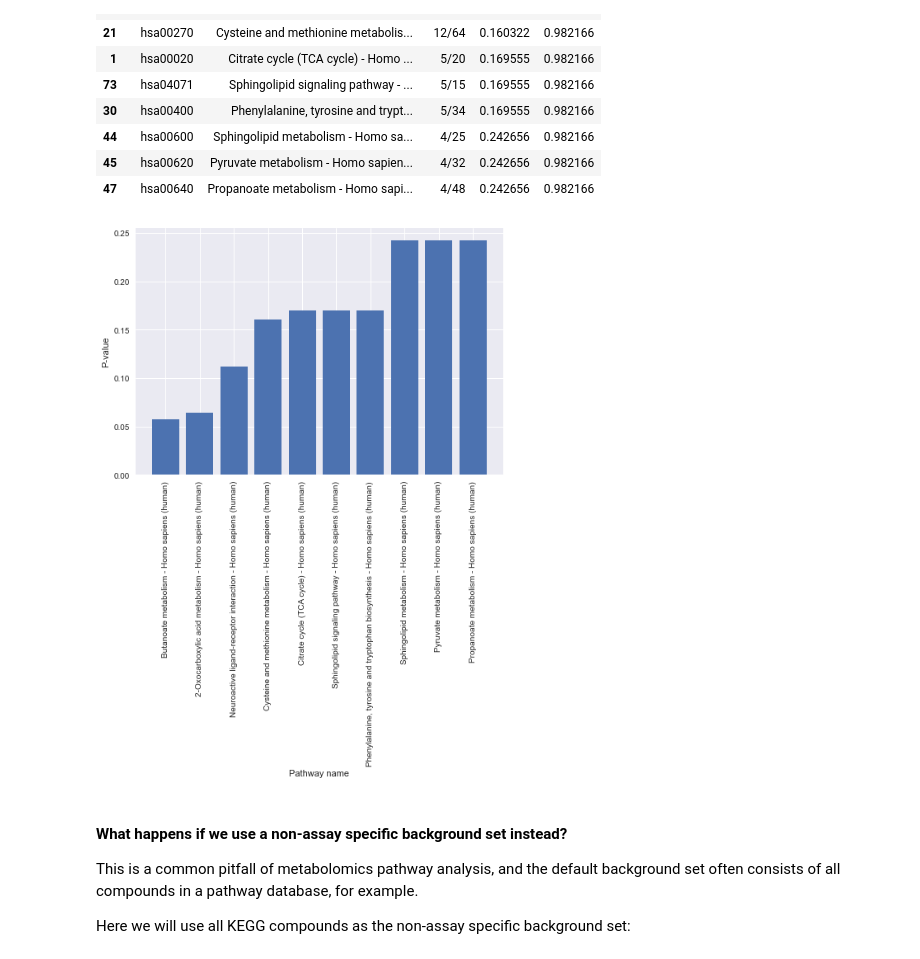
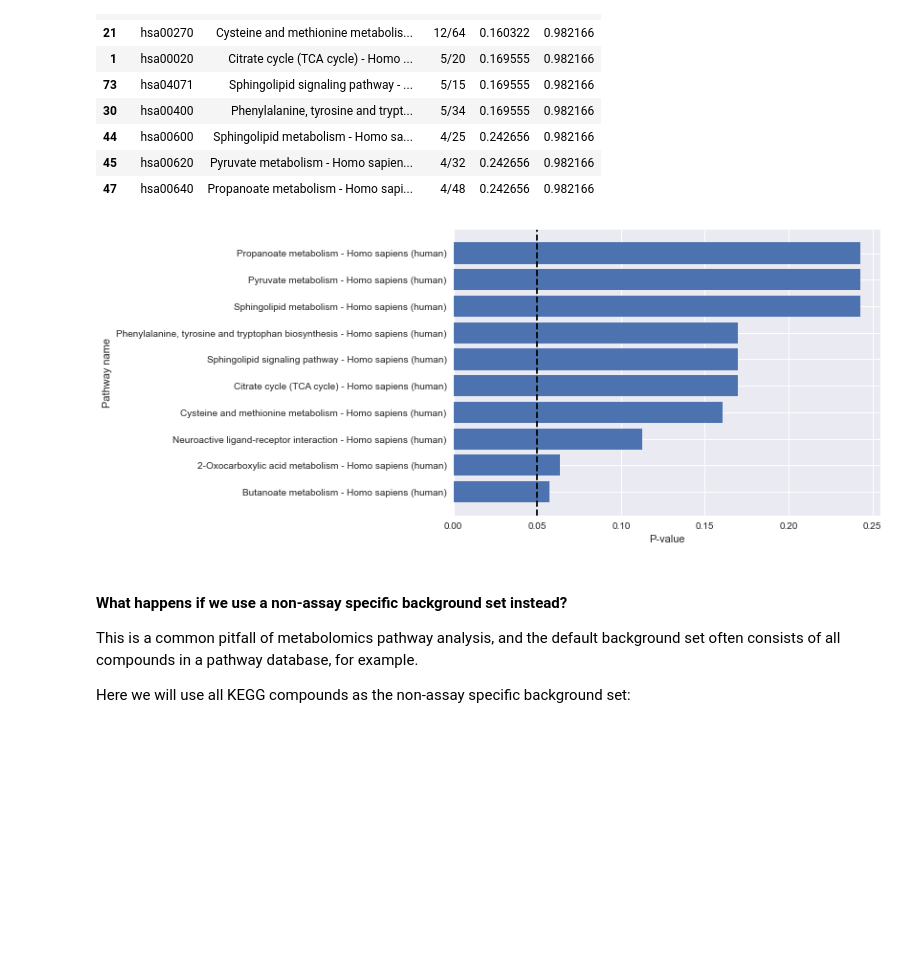
Before and after one commit to cwieder/met-pathway-tutorial, a Jupyter notebook: Intro_to_data_analysis_pathway_tutorial.ipynb, the cells around one changed output. Saved outputs shown, nothing was run; the diff lists cells and outputs as text; code cells hidden in the pictures; blank space fills up the shorter version.

Commit message:
added GSEA, pathway comparison

```diff
--- a/Intro_to_data_analysis_pathway_tutorial.ipynb
+++ b/Intro_to_data_analysis_pathway_tutorial.ipynb
@@ -55,6 +87,15 @@ As input to ORA, we require a list of compounds of interest, which are usually m
 We will obtain this list by using a series of t-tests.
 # %%
 def t_tests(matrix, classes, multiple_correction_method):
+
+    """
+    Function to perform t-tests between two study groups
+    param matrix: processed abundance matrix
+    param classes: column vector (pandas series) with class labels
+    param multiple_correction_method: multiple testing correction method
+    (options here: https://www.statsmodels.org/dev/generated/statsmodels.stats.multitest.multipletests.html)
+    """
+
     matrix['Target'] = pd.factorize(classes)[0]
     metabolites = matrix.columns.tolist()[:-1]
 
@@ -91,13 +132,15 @@ The size of the background set is: 243 compounds
 Now we are ready to perform ORA with KEGG pathways
 # %%
 def over_representation_analysis(DEM_list, background_list, pathways_df, filter_empty=True):
+
     """
     Function for over representation analysis using Fisher exact test (right tailed)
-    :param DEM_list: List of differentially exprssed metabolite IDENTIFIERS
+    :param DEM_list: List of differentially abundant metabolite IDENTIFIERS
     :param background_list: background list of IDENTIFIERS
     :param pathways_df: pathway dataframe containing compound identifiers
     :return: DataFrame of ORA results for each pathway, p-value, q-value, hits ratio
     """
+
     KEGG_pathways = pathways_df.dropna(axis=0, how='all', subset=pathways_df.columns.tolist()[1:])
     pathways = KEGG_pathways.index.tolist()
     pathway_names = KEGG_pathways["Pathway_name"].tolist()
@@ -175,14 +218,14 @@ ora_res.sort_values(by="P-value").head(10)
 # %%
 # top 10 pathways
 plt.style.use("seaborn")
 top_10_ora_res = ora_res.sort_values(by="P-value").iloc[0:10, :]
-plt.bar(top_10_ora_res["Pathway_name"], top_10_ora_res["P-value"])
-plt.xticks(rotation=90)
-plt.ylabel("P-value")
-plt.xlabel("Pathway name")
+plt.barh(top_10_ora_res["Pathway_name"], top_10_ora_res["P-value"])
+plt.xlabel("P-value")
+plt.ylabel("Pathway name")
+plt.axvline(0.05, color="black", linestyle='--')
 plt.show()
 # %% [output]
-[figure, old version]
+[figure, new version]
 # %% [markdown]
 #### What happens if we use a non-assay specific background set instead?
 This is a common pitfall of metabolomics pathway analysis, and the default background set often consists of all compounds in a pathway database, for example.
```
Also changed, not shown: parts of 23 cells of this notebook.
